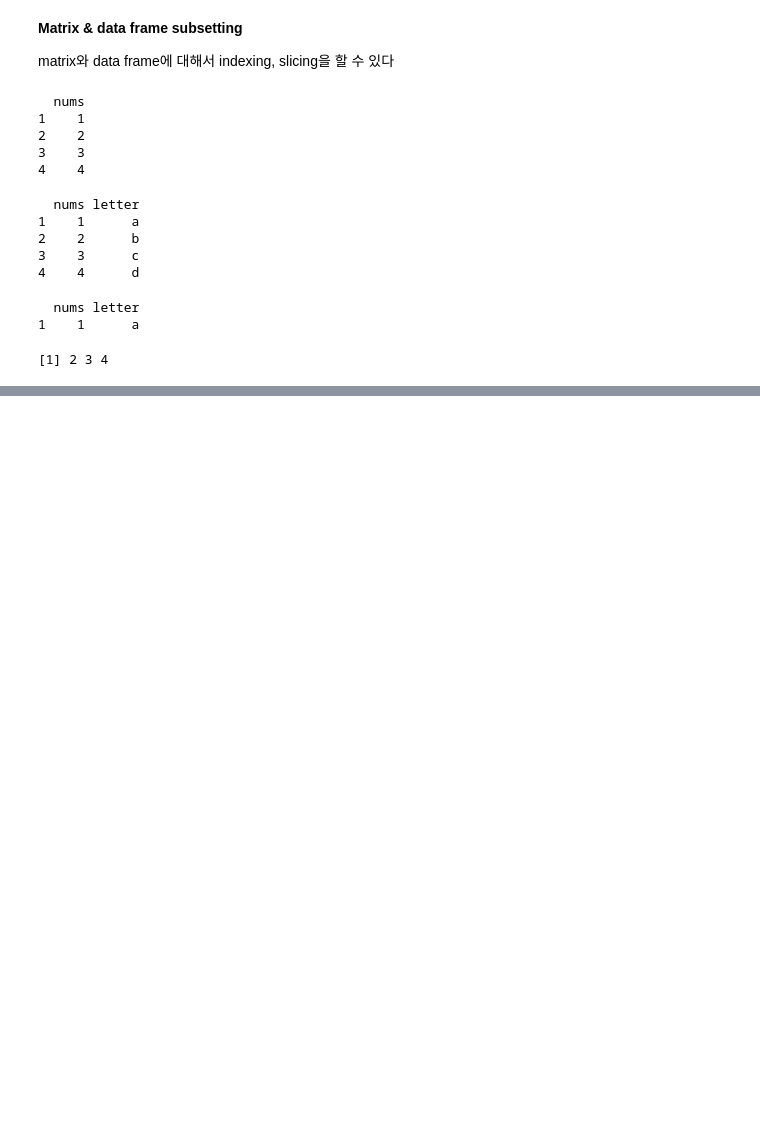
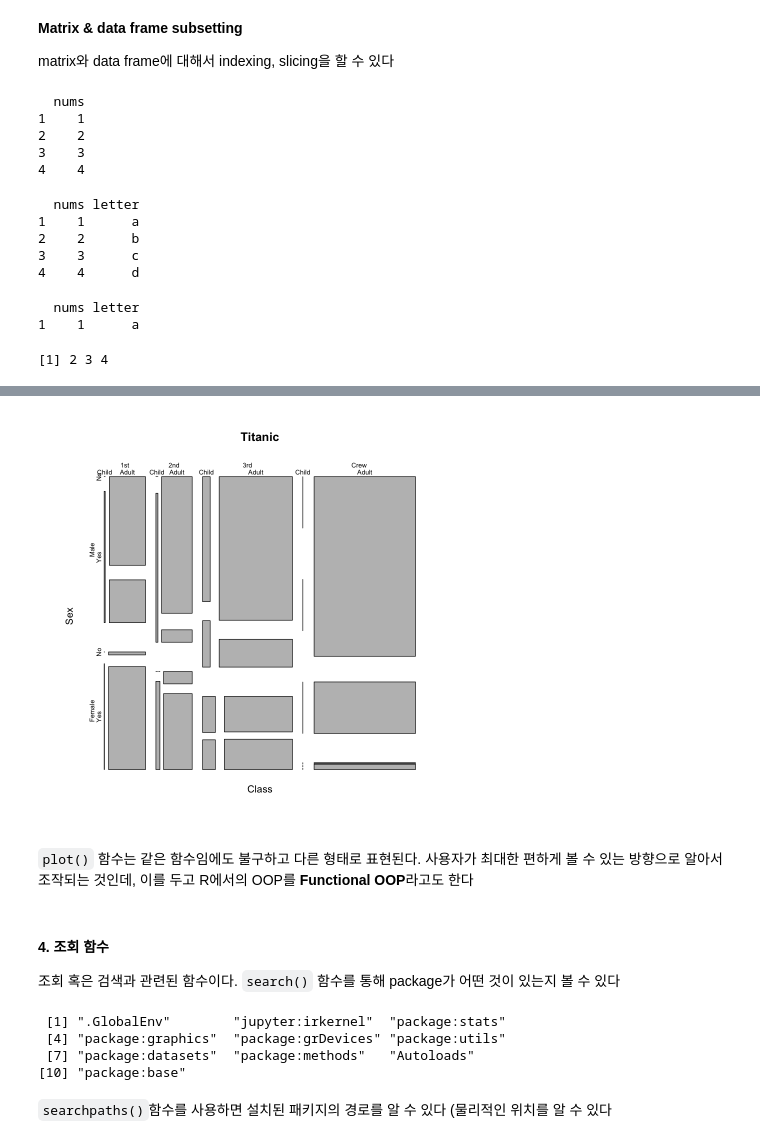
Before and after one commit to Tommylee1013/BusinessAnalytics, a Jupyter notebook: R Data Structure/Basic Data Structure.ipynb, the cells around one changed output, grey strips where cells are left out. Cells and saved outputs as stored; diff of their text form; code cells hidden in the pictures; blank space fills up the shorter version.

```diff
--- a/R Data Structure/Basic Data Structure.ipynb
+++ b/R Data Structure/Basic Data Structure.ipynb
@@ -428,0 +535,19 @@ print(c[2:4, 1]) # row, column
+# %%
+plot(Titanic) # mosaic plot
+# %% [output]
+[figure, added]
+# %% [markdown]
+`plot()` 함수는 같은 함수임에도 불구하고 다른 형태로 표현된다. 사용자가 최대한 편하게 볼 수 있는 방향으로 알아서 조작되는 것인데, 이를 두고 R에서의 OOP를 **Functional OOP**라고도 한다
+# %% [markdown]
+#### 4. 조회 함수
+
+조회 혹은 검색과 관련된 함수이다. `search()` 함수를 통해 package가 어떤 것이 있는지 볼 수 있다
+# %%
+print(search())
+# %% [output]
+ [1] ".GlobalEnv"        "jupyter:irkernel"  "package:stats"
+ [4] "package:graphics"  "package:grDevices" "package:utils"
+ [7] "package:datasets"  "package:methods"   "Autoloads"
+[10] "package:base"
+# %% [markdown]
+`searchpaths()`함수를 사용하면 설치된 패키지의 경로를 알 수 있다 (물리적인 위치를 알 수 있다
```
Also changed, not shown: parts of 54 cells of this notebook.
